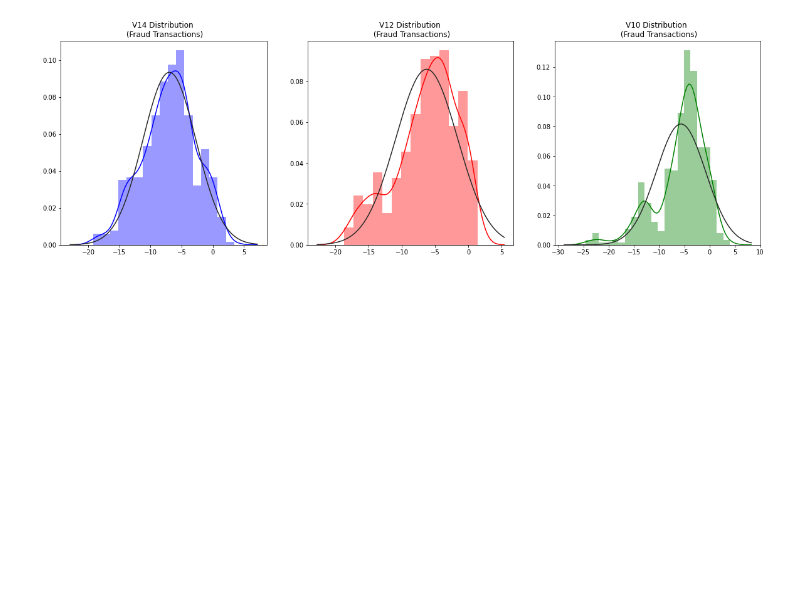
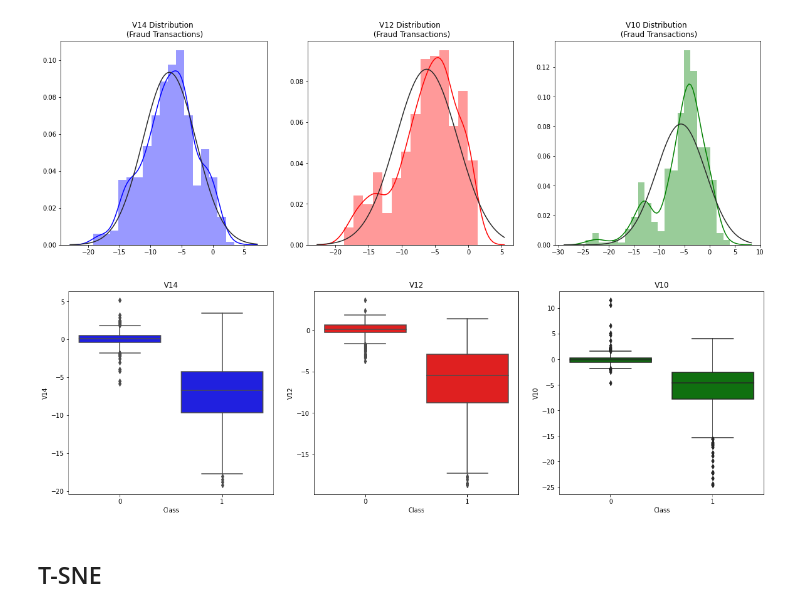
Before and after one commit to rmania/datascience, a Jupyter notebook: fraud_detection/imbalanced_classes_fraud_detection.ipynb, the cells around one changed output. Cells and saved outputs as stored; diff of their text form; code cells hidden in the pictures; blank space fills up the shorter version.

```diff
--- a/fraud_detection/imbalanced_classes_fraud_detection.ipynb
+++ b/fraud_detection/imbalanced_classes_fraud_detection.ipynb
@@ -203,3 +203,23 @@ for i, f in enumerate(f_list):
     ax[i].set(title = f'{f} Distribution \n (Fraud Transactions)')
 # %% [output]
 [figure]
+# %%
+from helper_functions.outlier import outliers_iqr
+outlier_indices = []
+
+for f in f_list:
+    indices = outliers_iqr(new_df[f].loc[new_df['Class']==1])
+    indices = [item for sublist in np.asarray(indices).tolist() for item in sublist]
+    outlier_indices.append(indices)
+outlier_indices = [item for sublist in outlier_indices for item in sublist]
+# %%
+new_df = new_df.drop(new_df.iloc[outlier_indices].index)
+# %%
+f, ax = plt.subplots(1,3, figsize=(20, 6))
+for i, f in enumerate(f_list):
+    sns.boxplot(x='Class', y=f, data=new_df, color=colors[i], ax=ax[i])
+    ax[i].set(title=f"{f}")
+# %% [output]
+[figure, added]
+# %% [markdown]
+## T-SNE
```
Also changed, not shown: parts of 13 cells of this notebook, 3 other files.
